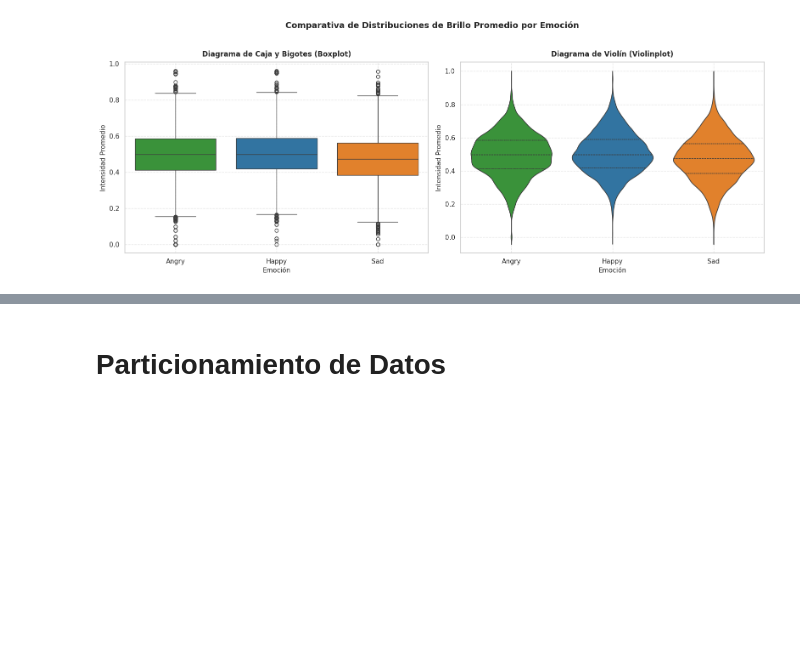
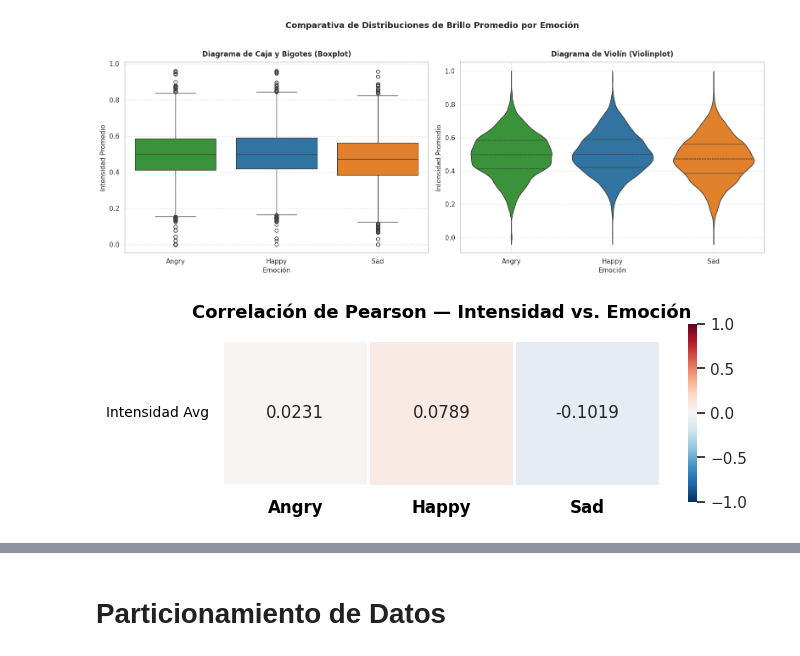
Before and after one commit to Angel-crypt/face2emotion-AIML, a Jupyter notebook: face2emotion_AIML.ipynb, the cells around one changed output, grey strips where cells are left out. Saved outputs shown, nothing was run; the diff lists cells and outputs as text; code cells hidden in the pictures; blank space fills up the shorter version.

Commit message:
fix: enhance pearson correlation

```diff
--- a/face2emotion_AIML.ipynb
+++ b/face2emotion_AIML.ipynb
@@ -431,23 +431,42 @@ plt.show()
 # %%
 df_corr = pd.get_dummies(df_eda, columns=['Emocion'], dtype=float)
 
-corr_matrix = df_corr.corr()
+emocion_cols = ['Emocion_Angry', 'Emocion_Happy', 'Emocion_Sad']
+corr_intensidad = df_corr[emocion_cols].corrwith(df_corr['Intensidad Promedio']).to_frame().T
+corr_intensidad.index = ['Intensidad Avg']
 
-plt.figure(figsize=(8, 6))
+fig, ax = plt.subplots(figsize=(7, 2.5))
+
 sns.heatmap(
-    corr_matrix,
+    corr_intensidad,
     annot=True,
-    cmap='coolwarm',
+    cmap='RdBu_r',
     fmt=".4f",
     vmin=-1,
     vmax=1,
-    linewidths=0.5,
-    square=True
+    linewidths=2,
+    square=True,
+    ax=ax
 )
 
-plt.title("Matriz de Correlación de Pearson: Intensidad vs. Emociones (One-Hot)", fontsize=12, fontweight='bold', pad=15)
-plt.tight_layout()
+ax.set_xticklabels(
+    ['Angry', 'Happy', 'Sad'],
+    fontsize=12, color='black', fontweight='bold'
+)
+ax.set_yticklabels(
+    ['Intensidad Avg'],
+    fontsize=10, color='black', rotation=0, va='center'
+)
+
+ax.set_title(
+    'Correlación de Pearson — Intensidad vs. Emoción',
+    fontsize=13, fontweight='bold', color='black', pad=16
+)
+
+plt.tight_layout(rect=[0, 0.06, 1, 1])
 plt.show()
+# %% [output]
+[figure, added]
 # %%
 fig, axes = plt.subplots(1, 3, figsize=(18, 5), sharey=True)
 for i, emocion in enumerate(['Angry', 'Happy', 'Sad']):
```
Also changed, not shown: parts of 9 cells of this notebook.
